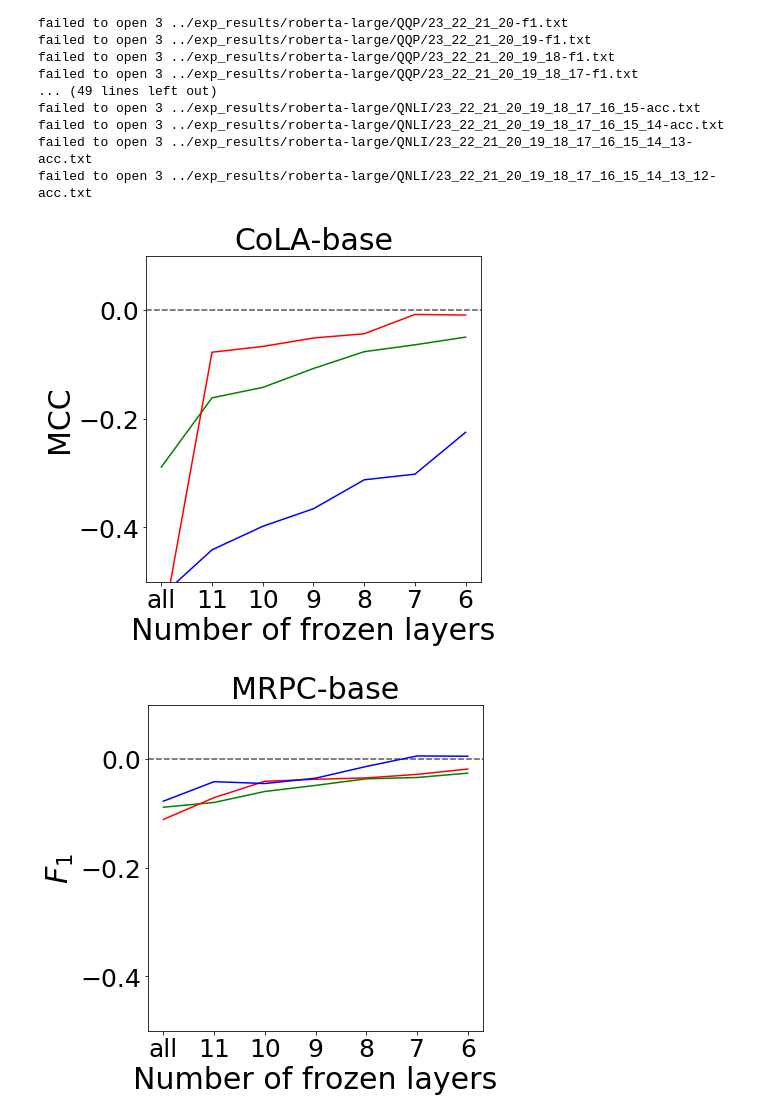
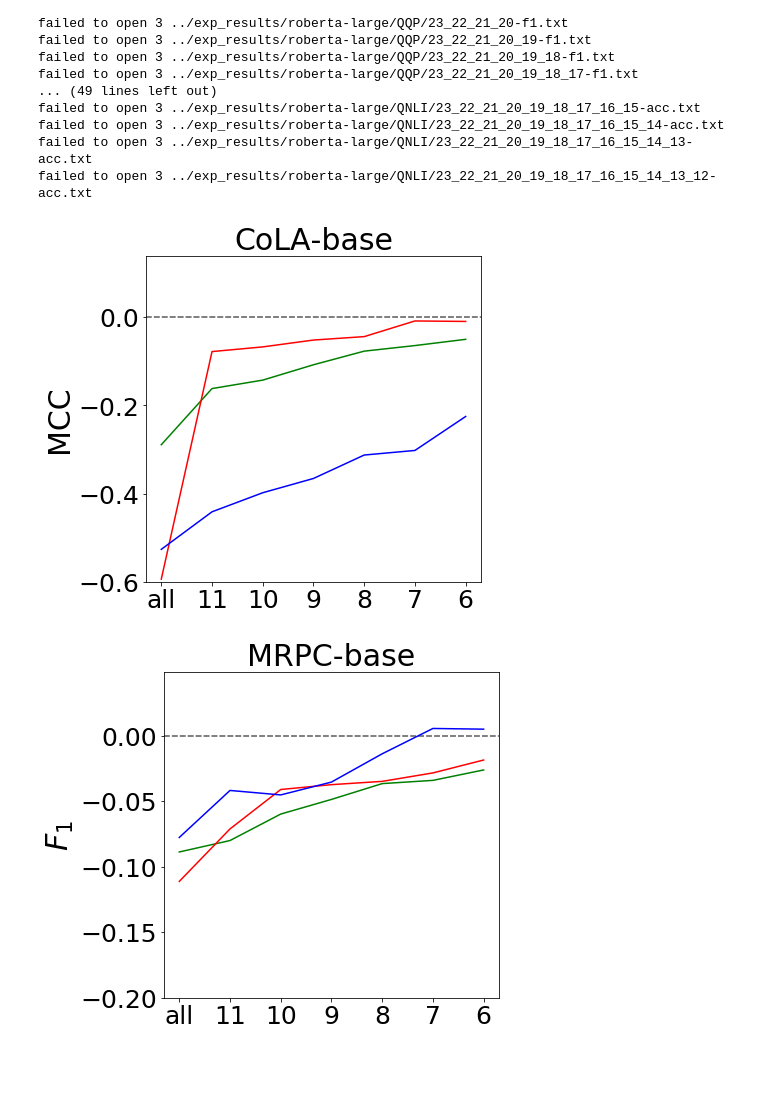
Before and after one commit to ljj7975/transformers, a Jupyter notebook: finetuning_exp/graphing-relative-diff.ipynb, the cells around one changed output. Saved outputs shown, nothing was run; the diff lists cells and outputs as text; code cells hidden in the pictures; blank space fills up the shorter version.

Commit message:
images for arxiv

```diff
--- a/finetuning_exp/graphing-relative-diff.ipynb
+++ b/finetuning_exp/graphing-relative-diff.ipynb
@@ -296,14 +296,11 @@ def draw_graph(model_size, task, y_label, collected):
         handle = plt.plot(x_axis, relative, linestyle='-', label=model, c=color_mapping[model])
         legends.append(handle)
 
-#     # y-lim
-#     if y_label == "f1" or y_label == "acc"or y_label == "spearmanr":
-#         plt.ylim(0, 1)
-#     elif y_label == "mcc":
-# #         plt.ylim(-1, 1)
-#         plt.ylim(0, 1.1)
-
-    plt.ylim(-0.5, 0.1)
+    # y-lim
+    if task == "SST-2" or task == "STS-B" or task == "MRPC":
+        plt.ylim(-0.2, 0.049)
+    else:
+        plt.ylim(-0.6, 0.14)
 
     plt.rcParams.update({'font.size': 30})
 
@@ -334,21 +331,22 @@ def draw_graph(model_size, task, y_label, collected):
 
     plt.yticks(fontsize=25)
 
-    plt.xlabel("Number of frozen layers", fontsize=30)
+#     plt.xlabel("Number of frozen layers", fontsize=30)
     plt.ylabel(y_label_mapping[y_label], fontsize=30)
 
     plt.title(f'{task}-{model_size}', fontsize=30)
     plt.savefig(f'images/combined/{task}-{model_size}-diff-nl.pdf', format='pdf', bbox_inches='tight')
+#     plt.savefig(f'images/combined/{task}-{model_size}-diff.pdf', format='pdf', bbox_inches='tight')
     plt.show()
 # %%
 model_size = 'base'
 tasks = ["CoLA","SST-2","MRPC","STS-B","QQP","MNLI", "MNLI-MM", "QNLI","RTE"]
-tasks = ["CoLA","MRPC","STS-B","RTE"]
+tasks = ["CoLA","MRPC","STS-B","RTE", "SST-2"]
 
 for task in tasks:
     task_metrics = metrics[task]
     for metric in task_metrics:
         draw_graph(model_size, task, metric, results[task][metric][model_size])
 # %% [output]
-[figure, old version]
+[figure, new version]
-[figure, old version]
+[figure, new version]
```
Also changed, not shown: parts of 2 cells of this notebook, 26 other files.
